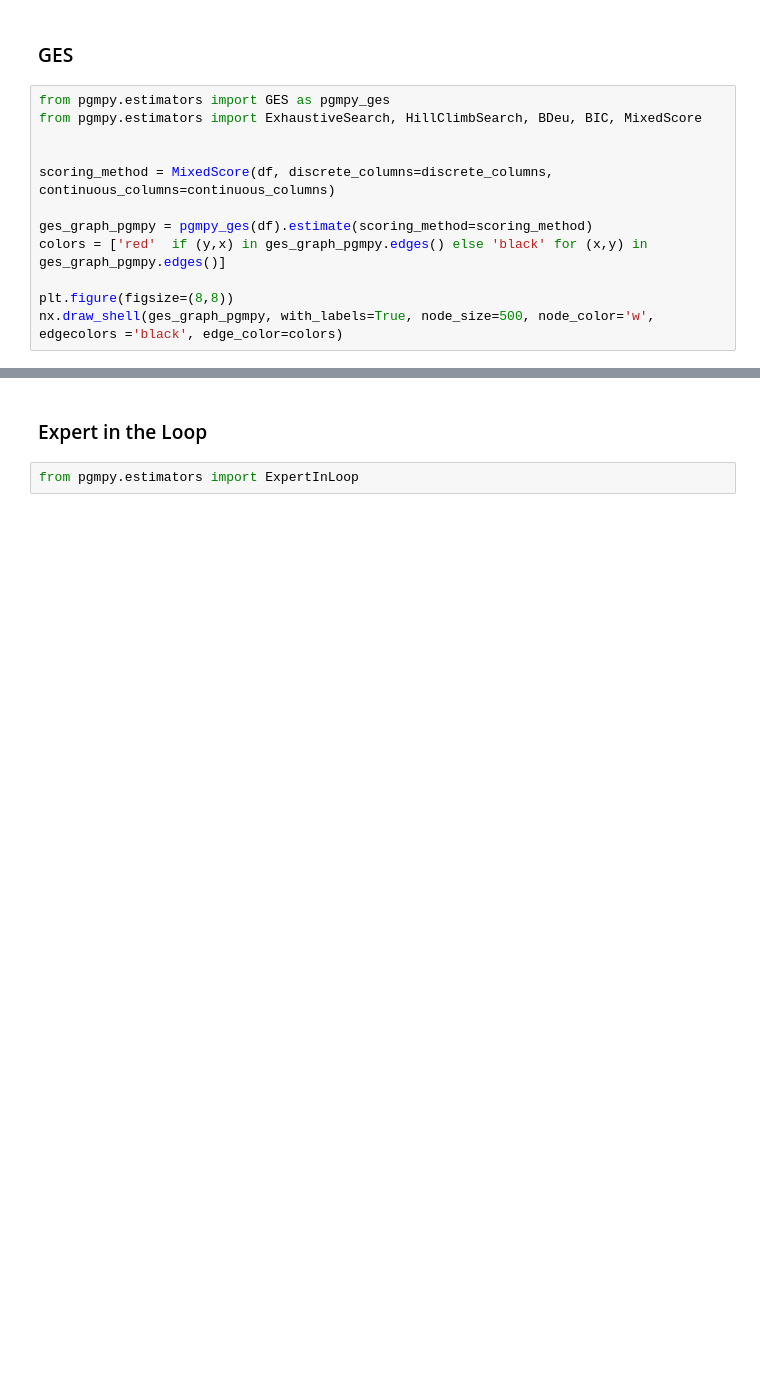
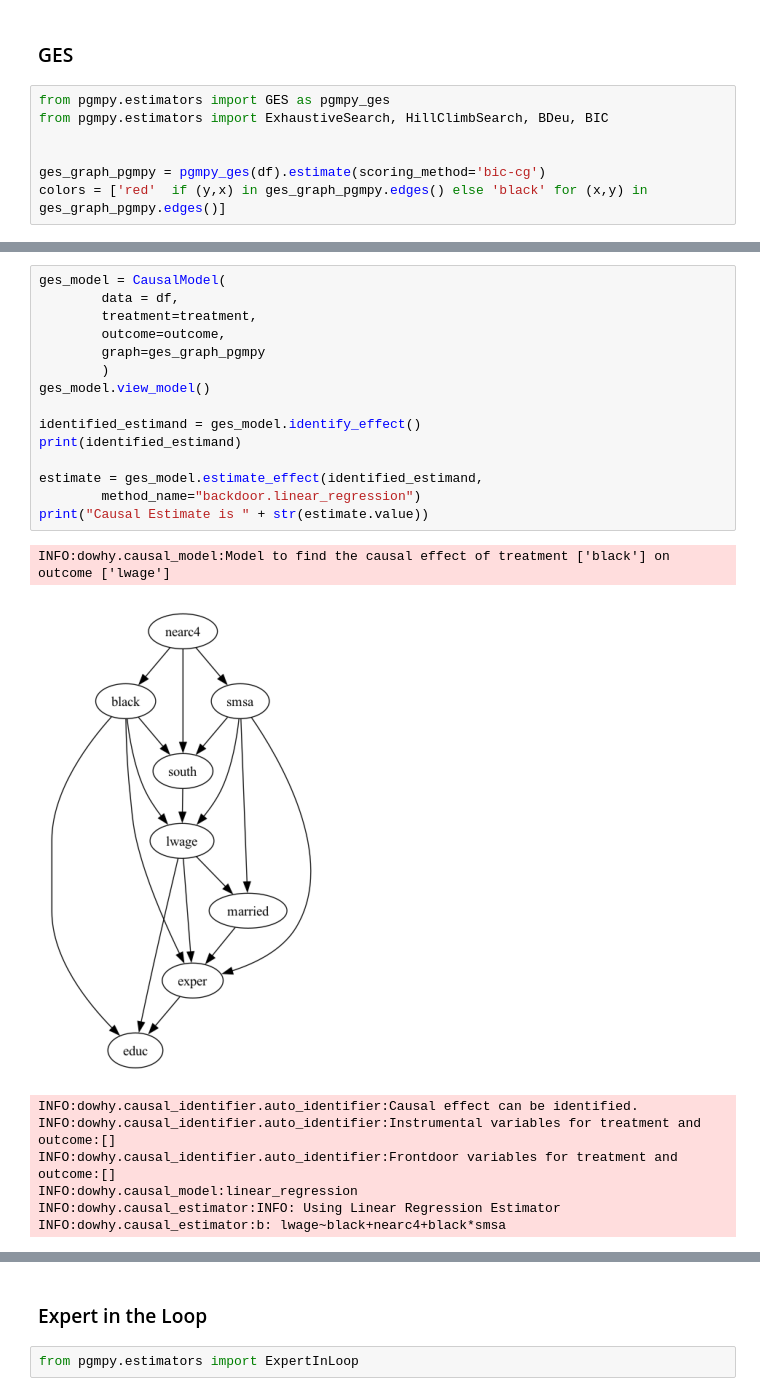
Before and after one commit to jerbeario/CasualPresentation, a Jupyter notebook: earnings/sandbox.ipynb, the cells around one changed output, grey strips where cells are left out. Cells and saved outputs as stored; diff of their text form; blank space fills up the shorter version.

```diff
--- a/earnings/sandbox.ipynb
+++ b/earnings/sandbox.ipynb
@@ -312,14 +302,9 @@ Causal Estimate is 0.12208521065165101
 ### GES
 # %%
 from pgmpy.estimators import GES as pgmpy_ges
-from pgmpy.estimators import ExhaustiveSearch, HillClimbSearch, BDeu, BIC, MixedScore
+from pgmpy.estimators import ExhaustiveSearch, HillClimbSearch, BDeu, BIC
 
 
-scoring_method = MixedScore(df, discrete_columns=discrete_columns, continuous_columns=continuous_columns)
-
-ges_graph_pgmpy = pgmpy_ges(df).estimate(scoring_method=scoring_method)
+ges_graph_pgmpy = pgmpy_ges(df).estimate(scoring_method='bic-cg')
 colors = ['red'  if (y,x) in ges_graph_pgmpy.edges() else 'black' for (x,y) in ges_graph_pgmpy.edges()]
-
-plt.figure(figsize=(8,8))
-nx.draw_shell(ges_graph_pgmpy, with_labels=True, node_size=500, node_color='w', edgecolors ='black', edge_color=colors)
 # %% [output]
@@ -326,0 +317,24 @@ ImportError: cannot import name 'MixedScore' from 'pgmpy.estimators' (/Users/jer
+# %%
+ges_model = CausalModel(
+        data = df,
+        treatment=treatment,
+        outcome=outcome,
+        graph=ges_graph_pgmpy
+        )
+ges_model.view_model()
+
+identified_estimand = ges_model.identify_effect()
+print(identified_estimand)
+
+estimate = ges_model.estimate_effect(identified_estimand,
+        method_name="backdoor.linear_regression")
+print("Causal Estimate is " + str(estimate.value))
+# %% [output]
+INFO:dowhy.causal_model:Model to find the causal effect of treatment ['black'] on outcome ['lwage']
+[figure, added]
+INFO:dowhy.causal_identifier.auto_identifier:Causal effect can be identified.
+INFO:dowhy.causal_identifier.auto_identifier:Instrumental variables for treatment and outcome:[]
+INFO:dowhy.causal_identifier.auto_identifier:Frontdoor variables for treatment and outcome:[]
+INFO:dowhy.causal_model:linear_regression
+INFO:dowhy.causal_estimator:INFO: Using Linear Regression Estimator
+INFO:dowhy.causal_estimator:b: lwage~black+nearc4+black*smsa
```
Also changed, not shown: parts of 32 cells of this notebook.
